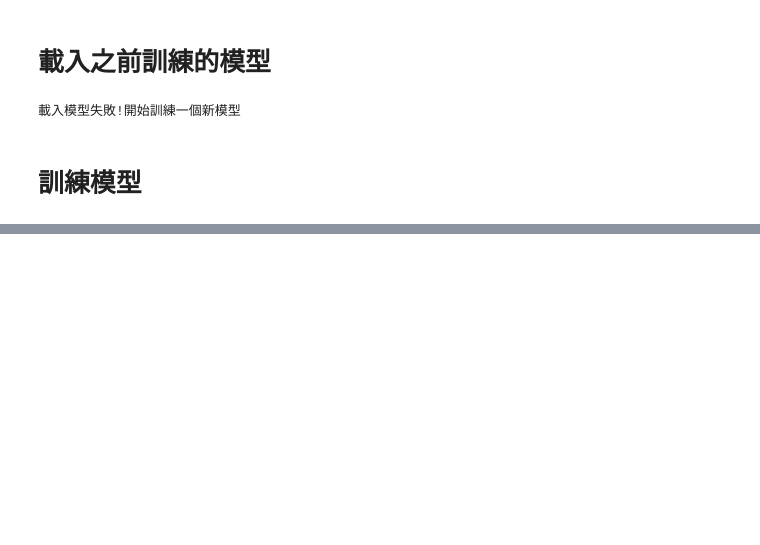
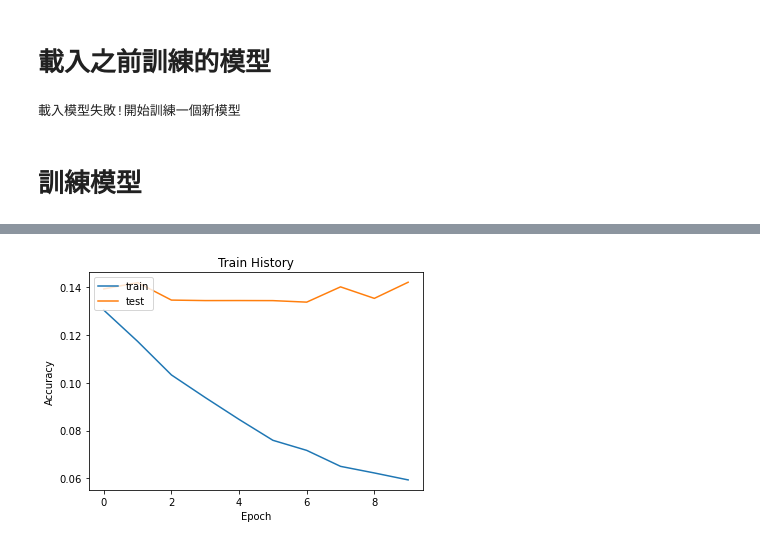
Before and after one commit to CharlesChou03/ML100Days, a Jupyter notebook: homework/Day71-使用損失函數_HW.ipynb, the cells around one changed output, grey strips where cells are left out. Saved outputs shown, nothing was run; the diff lists cells and outputs as text; code cells hidden in the pictures; blank space fills up the shorter version.

```diff
--- a/homework/Day71-使用損失函數_HW.ipynb
+++ b/homework/Day71-使用損失函數_HW.ipynb
@@ -145 +162,5 @@ Epoch 12/12
+# %%
+show_train_history('loss','val_loss')
+# %% [output]
+[figure, added]
 # %%
```
Also changed, not shown: parts of 6 cells of this notebook.
